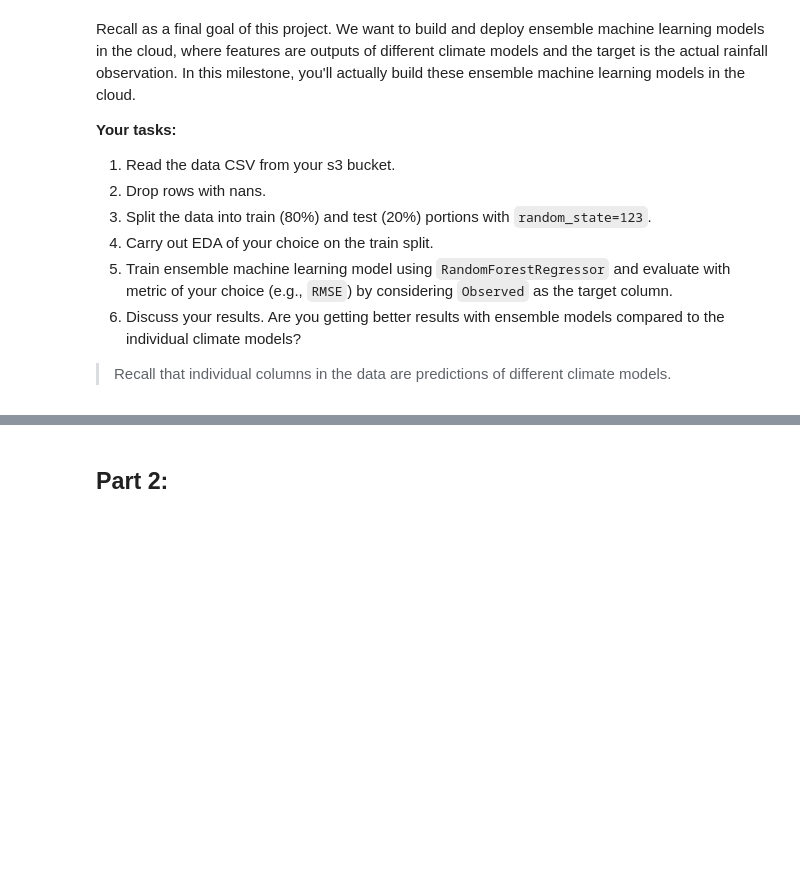
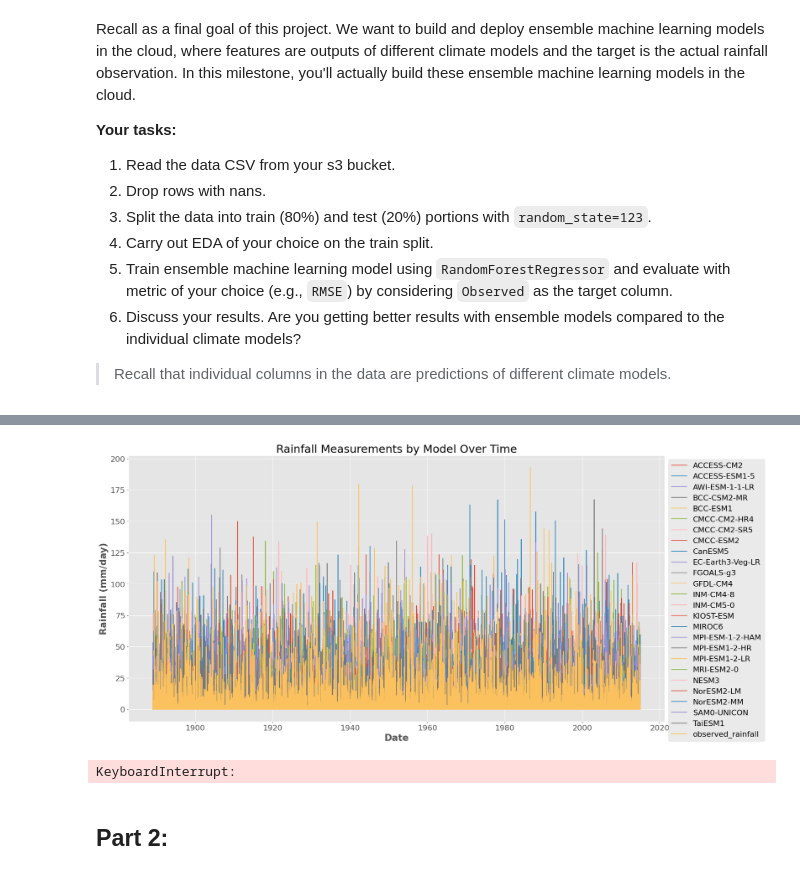
Before and after one commit to UBC-MDS/DSCI_525_Group_8, a Jupyter notebook: milestone3/Milestone3-task3.ipynb, the cells around one changed output, grey strips where cells are left out. Drawn from its saved outputs; the diff is of its cells as text; code cells hidden in the pictures; blank space fills up the shorter version.

Commit message:
Read data, split, and EDA

```diff
--- a/milestone3/Milestone3-task3.ipynb
+++ b/milestone3/Milestone3-task3.ipynb
@@ -45,2 +50,7 @@ df = pd.read_csv("s3://xxxx/output/ml_data_SYD.csv", index_col=0, parse_dates=Tr
 # %%
 ## Use your ML skills to get from step 1 to step 6
+# %%
+# Drop rows with NaNs
+print("Before dropping rows: ", df.shape)
+df = df.dropna()
+print("After dropping rows: ", df.shape)
@@ -46,0 +60,5 @@ df = pd.read_csv("s3://xxxx/output/ml_data_SYD.csv", index_col=0, parse_dates=Tr
+# %%
+# split data into train and test
+train_df, test_df = train_test_split(df, test_size=0.2, random_state=123)
+print("Train shape: ", train_df.shape)
+print("Test shape: ", test_df.shape)
@@ -46,0 +68,11 @@ df = pd.read_csv("s3://xxxx/output/ml_data_SYD.csv", index_col=0, parse_dates=Tr
+# %%
+# EDA
+
+# Convert index to datetime format
+train_df.index = pd.to_datetime(train_df.index)
+
+# Sort index by date
+train_df = train_df.sort_index()
+
+# Overview of data
+train_df.head()
@@ -46,0 +103,24 @@ df = pd.read_csv("s3://xxxx/output/ml_data_SYD.csv", index_col=0, parse_dates=Tr
+# %%
+# EDA
+
+# Plot time series rainfall data per model
+plt.figure(figsize=(20, 10))
+for column in train_df.columns:
+    plt.plot(train_df.index, train_df[column], label=column)
+plt.xlabel('Date')
+plt.ylabel('Rainfall (mm/day)')
+plt.legend(bbox_to_anchor=(1, 1), loc='upper left')
+plt.title('Rainfall Measurements by Model Over Time')
+plt.show()
+# %% [output]
+[figure, added]
+# %%
+# Split X and y
+X_train = train_df.drop(columns=['observed_rainfall'])
+y_train = train_df['observed_rainfall']
+
+# Train random forest model
+rf_model = RandomForestRegressor(random_state=123)
+rf_model.fit(X_train, y_train)
+# %% [output]
+KeyboardInterrupt:
```
Also changed, not shown: parts of 7 cells of this notebook.
